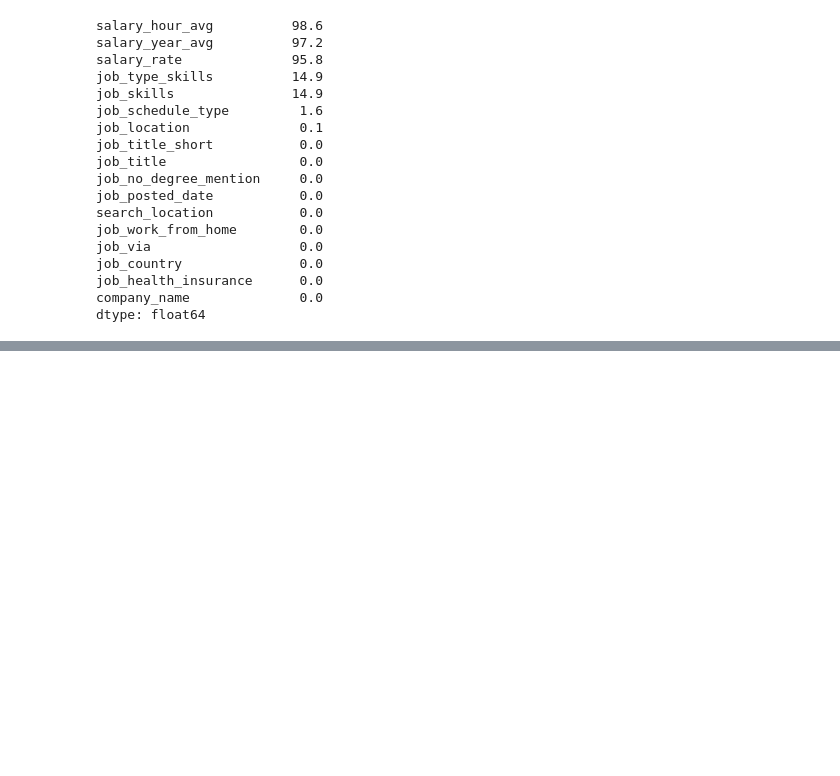
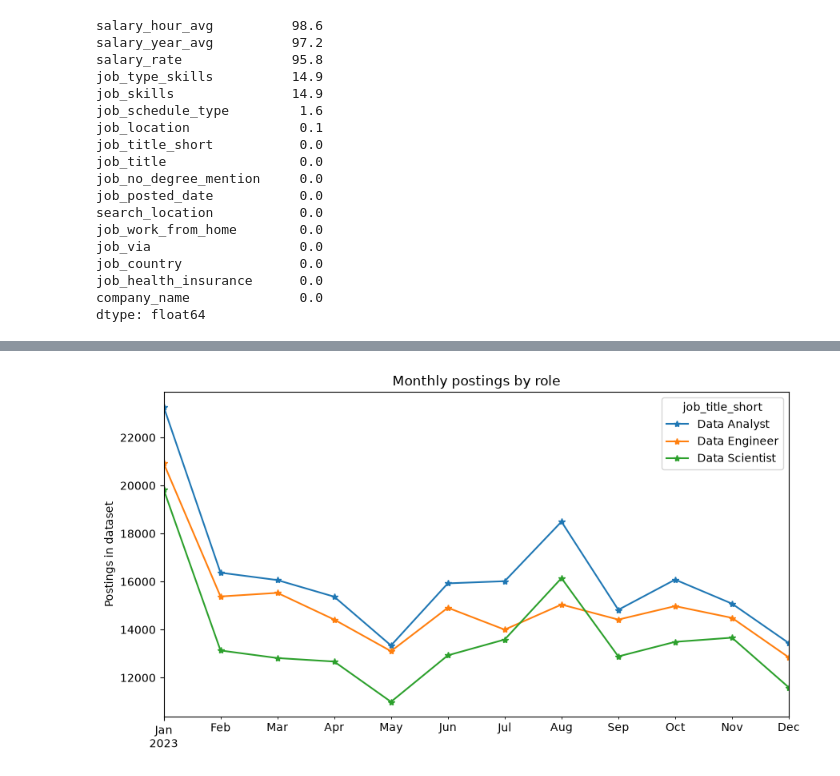
Before and after one commit to IMRAN-SAJAWAL-1234/job-market-analysis, a Jupyter notebook: explore.ipynb, the cells around one changed output, grey strips where cells are left out. Cells and saved outputs as stored; diff of their text form; code cells hidden in the pictures; blank space fills up the shorter version.

```diff
--- a/explore.ipynb
+++ b/explore.ipynb
@@ -47,0 +469,12 @@ dtype: float64
+# %%
+core = df_clean[df_clean["job_title_short"].isin(
+    ["Data Analyst", "Data Engineer", "Data Scientist"]
+)]
+# %%
+core["job_posted_date"] = pd.to_datetime(core["job_posted_date"], errors="coerce")
+# %%
+monthly = (
+    core.groupby([core["job_posted_date"].dt.to_period("M"), "job_title_short"])
+    .size()
+    .unstack()
+)
@@ -47,0 +498,12 @@ dtype: float64
+# %%
+import matplotlib.pyplot as plt
+
+monthly.plot(figsize=(9, 5), marker="*")
+plt.title("Monthly postings by role")
+plt.xlabel("")
+plt.ylabel("Postings in dataset")
+plt.tight_layout()
+plt.savefig("monthly_postings_by_role.png", dpi=150)
+plt.show()
+# %% [output]
+[figure, added]
```
Also changed, not shown: parts of 44 cells of this notebook, 15 other files.
